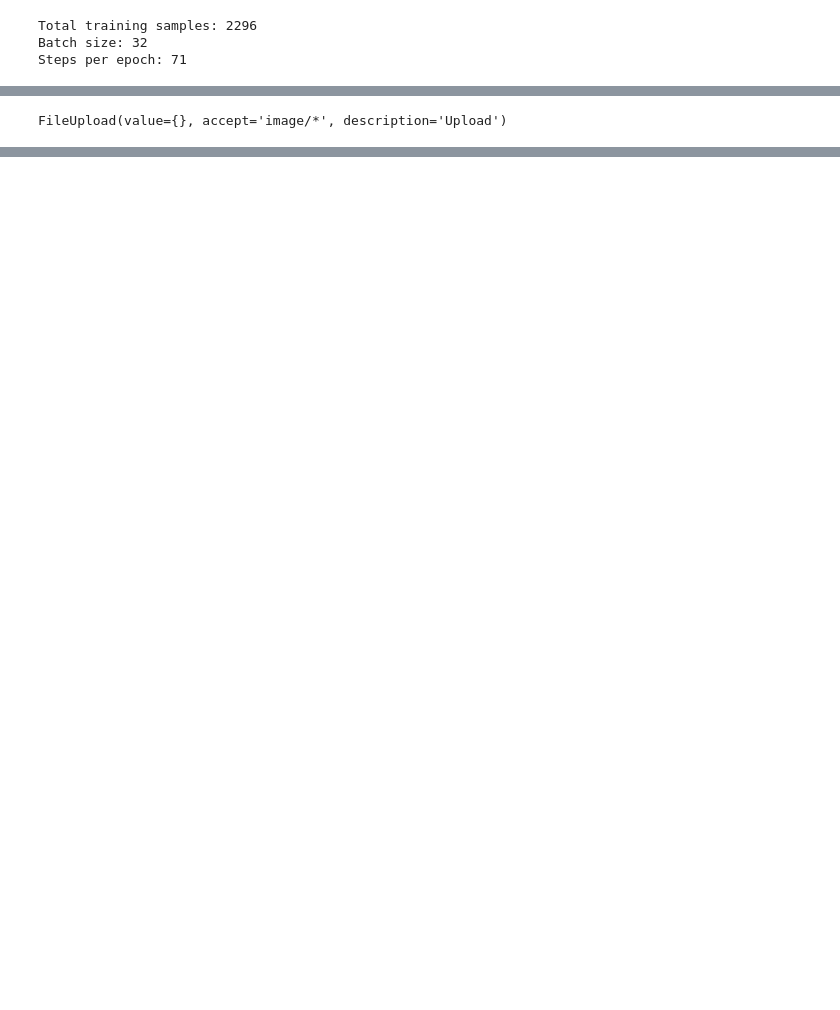
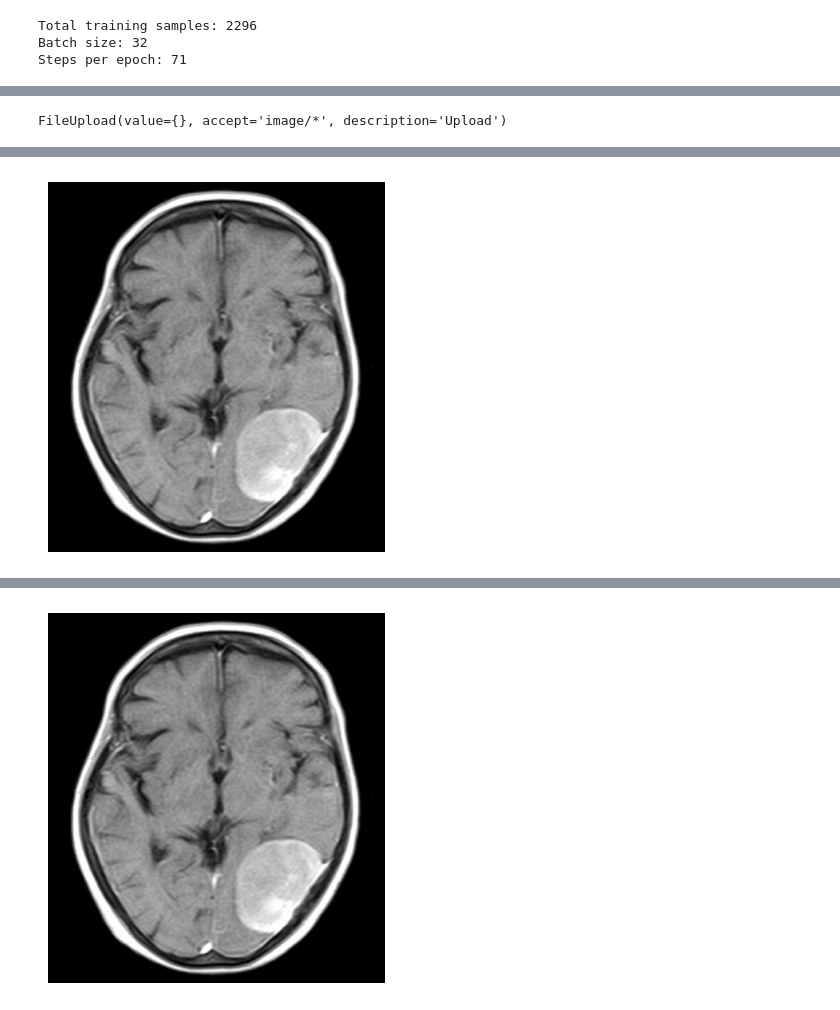
Before and after one commit to NikethnaSri-AI/Aanseaa_Technologies_Internship, a Jupyter notebook: Task 3 - CNN/transfer_learning(regularization).ipynb, the cells around one changed output, grey strips where cells are left out. Drawn from its saved outputs; the diff is of its cells as text; code cells hidden in the pictures; blank space fills up the shorter version.

```diff
--- a/Task 3 - CNN/transfer_learning(regularization).ipynb
+++ b/Task 3 - CNN/transfer_learning(regularization).ipynb
@@ -277,37 +278,31 @@ meningioma_tumor       0.52      0.88      0.65       115
 # %%
 def img_pred(upload):
     for name, file_info in upload.value.items():
         img = Image.open(io.BytesIO(file_info['content']))
         plt.imshow(img)
         plt.axis('off')
         plt.show()
         img = img.convert('RGB')
         img = img.resize((150, 150))
         img_array = img_to_array(img)
         img_array = np.expand_dims(img_array, axis=0) / 255.0
-        prediction_scores = model.predict(img_array)
-        predicted_index = np.argmax(prediction_scores, axis=1)[0]
-        class_labels = list(test_generator.class_indices.keys())
-        prediction = class_labels[predicted_index]
-        confidence = np.max(prediction_scores) * 100
-        print(f"The Model predicts that it is: {prediction}")
-        print(f"Confidence: {confidence:.2f}%")
+        p = model.predict(img_array)
+        p = np.argmax(p, axis=1)[0]
+        categories = ['Glioma Tumor', 'No Tumor', 'Meningioma Tumor', 'Pituitary Tumor']
+        prediction = categories[p]
+        print(f'The Model predicts that it is a {prediction}')
 
-uploader = widgets.FileUpload(
-    accept='image/*',
-    multiple=False
-)
-
+uploader = widgets.FileUpload(accept='image/*', multiple=False)
 display(uploader)
 predict_button = widgets.Button(description="Predict")
 display(predict_button)
-
 def on_predict_button_clicked(b):
     if uploader.value:
         img_pred(uploader)
     else:
         print("Please upload an image first.")
 predict_button.on_click(on_predict_button_clicked)
 # %% [output]
 FileUpload(value={}, accept='image/*', description='Upload')
 [interactive output not drawn]
+[figure, added]
@@ -313,0 +311 @@ FileUpload(value={}, accept='image/*', description='Upload')
+[figure, added]
```
Also changed, not shown: parts of 11 cells of this notebook.
